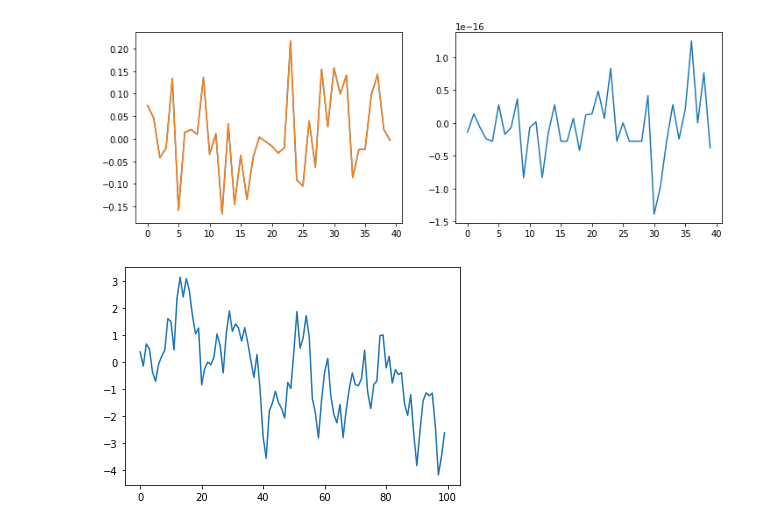
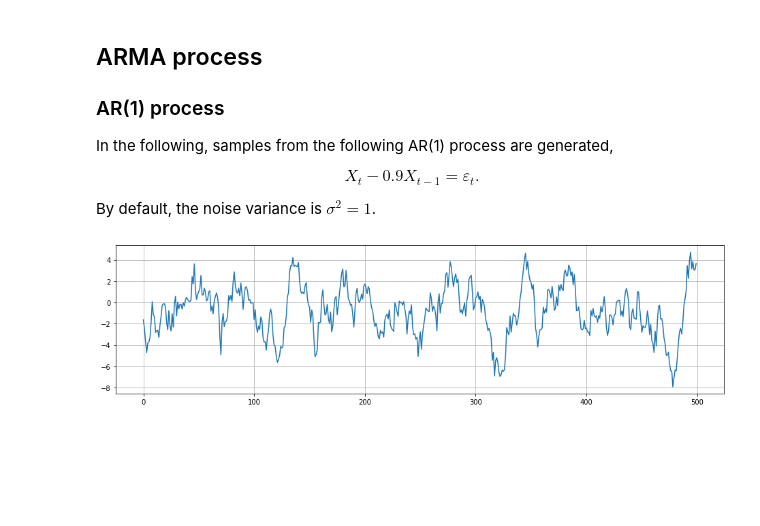
Before and after one commit to philgzl/tundraden, a Jupyter notebook: tsa.ipynb, the cells around one changed output. Saved outputs shown, nothing was run; the diff lists cells and outputs as text; code cells hidden in the pictures; blank space fills up the shorter version.

```diff
--- a/tsa.ipynb
+++ b/tsa.ipynb
@@ -22,22 +9,23 @@ plt.show()
-# %%
-x = np.random.randn(100)
-pacf1 = td.tsa.pacf(x)
-pacf2 = statsmodels.tsa.stattools.pacf(x, min(len(x)-1,40), method='ywm')[1:]
-# setting method to 'ywm', which is not the default, gives the exact same result as in R
-
-plt.figure(figsize=(12,4))
-plt.subplot(1,2,1)
-plt.plot(pacf1)
-plt.plot(pacf2)
-plt.subplot(1,2,2)
-plt.plot(pacf1-pacf2)
-plt.show()
-# %% [output]
-[figure, removed]
+# %% [markdown]
+## ARMA process
+
+### AR(1) process
+
+In the following, samples from the following AR(1) process are generated,
+
+\begin{equation}
+    X_{t} - 0.9 X_{t-1} = \varepsilon_{t}.
+\end{equation}
+
+By default, the noise variance is $\sigma^2=1$.
 # %%
-x = td.tsa.generate_arma_samples([1, -0.9], [1], 100)
-plt.figure()
+ar = [1, -0.9]
+ma = [1]
+n = 500
+x = td.tsa.generate_arma_samples(ar, ma , n)
+plt.figure(figsize=(16,4))
 plt.plot(x)
+plt.grid()
 plt.show()
 # %% [output]
-[figure, old version]
+[figure, new version]
```
Also changed, not shown: parts of 26 cells of this notebook.
